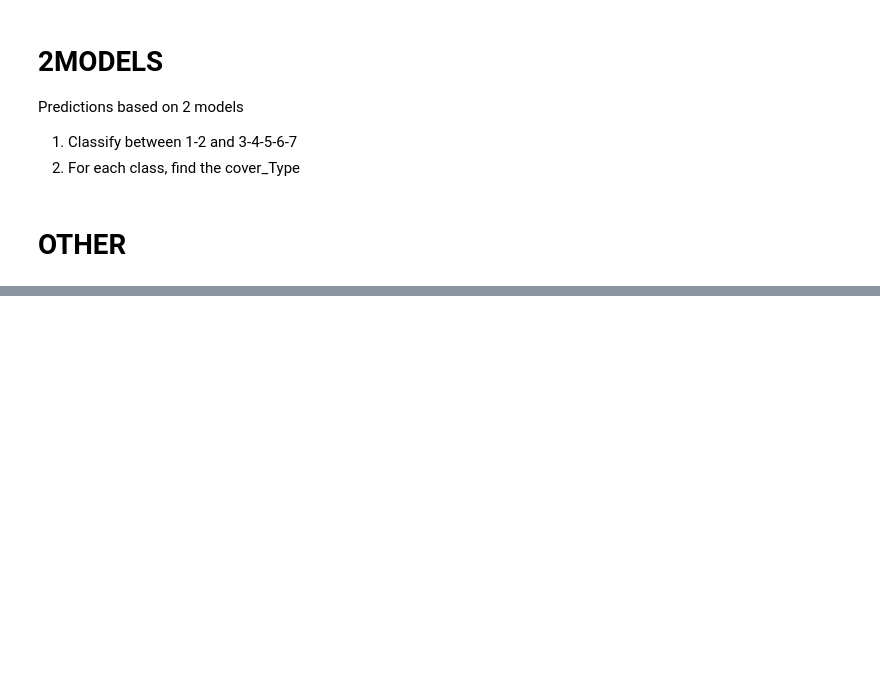
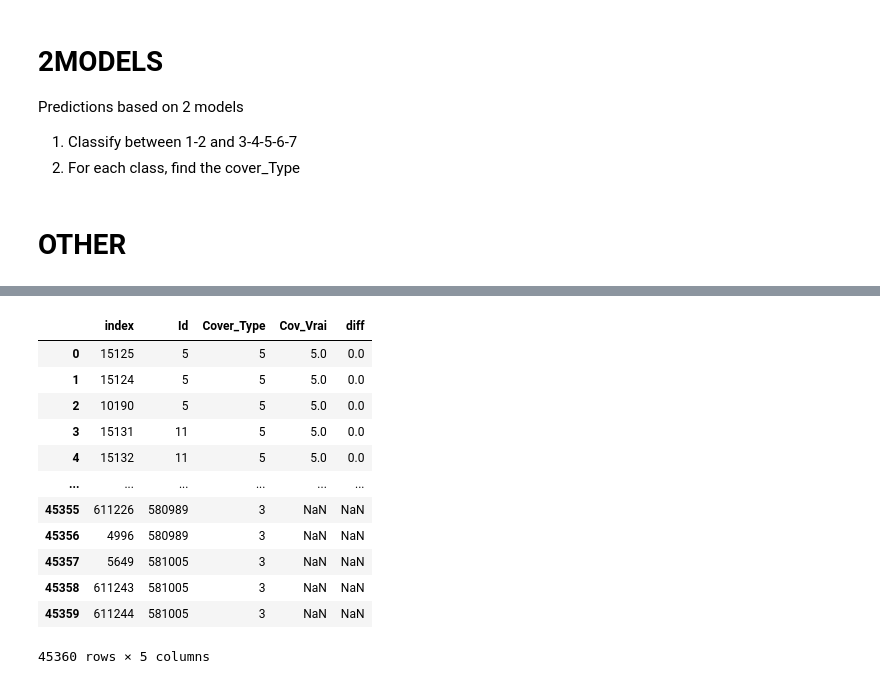
Before and after one commit to matthieudelsart/cover-type-prediction-challenge, a Jupyter notebook: francois.ipynb, the cells around one changed output, grey strips where cells are left out. Cells and saved outputs as stored; diff of their text form; code cells hidden in the pictures; blank space fills up the shorter version.

```diff
--- a/francois.ipynb
+++ b/francois.ipynb
@@ -544,0 +638,16 @@ final_pred.to_csv(f"Output/Submission_pas_triee.csv", index=False)
+# %%
+t
+# %% [output]
+|  | index | Id | Cover_Type | Cov_Vrai | diff |
+| 0 | 15125 | 5 | 5 | 5.0 | 0.0 |
+| 1 | 15124 | 5 | 5 | 5.0 | 0.0 |
+| 2 | 10190 | 5 | 5 | 5.0 | 0.0 |
+| 3 | 15131 | 11 | 5 | 5.0 | 0.0 |
+| 4 | 15132 | 11 | 5 | 5.0 | 0.0 |
+| ... | ... | ... | ... | ... | ... |
+| 45355 | 611226 | 580989 | 3 | NaN | NaN |
+| 45356 | 4996 | 580989 | 3 | NaN | NaN |
+| 45357 | 5649 | 581005 | 3 | NaN | NaN |
+| 45358 | 611243 | 581005 | 3 | NaN | NaN |
+| 45359 | 611244 | 581005 | 3 | NaN | NaN |
+45360 rows × 5 columns
```
Also changed, not shown: parts of 12 cells of this notebook.
